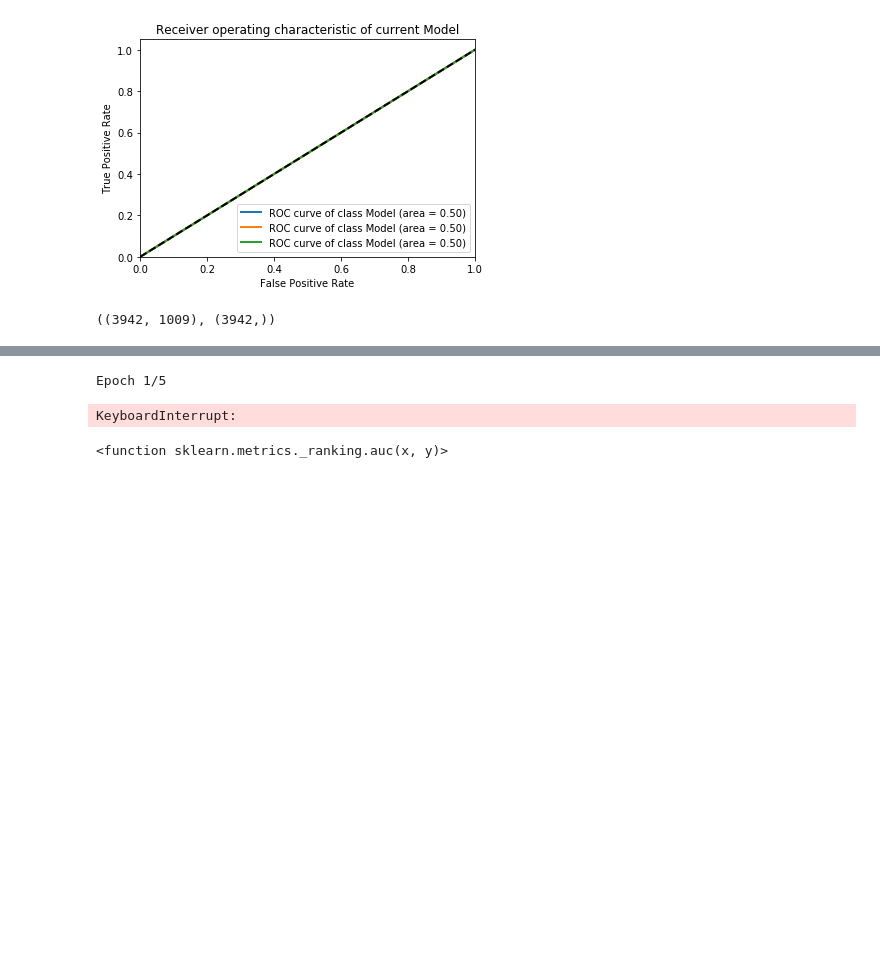
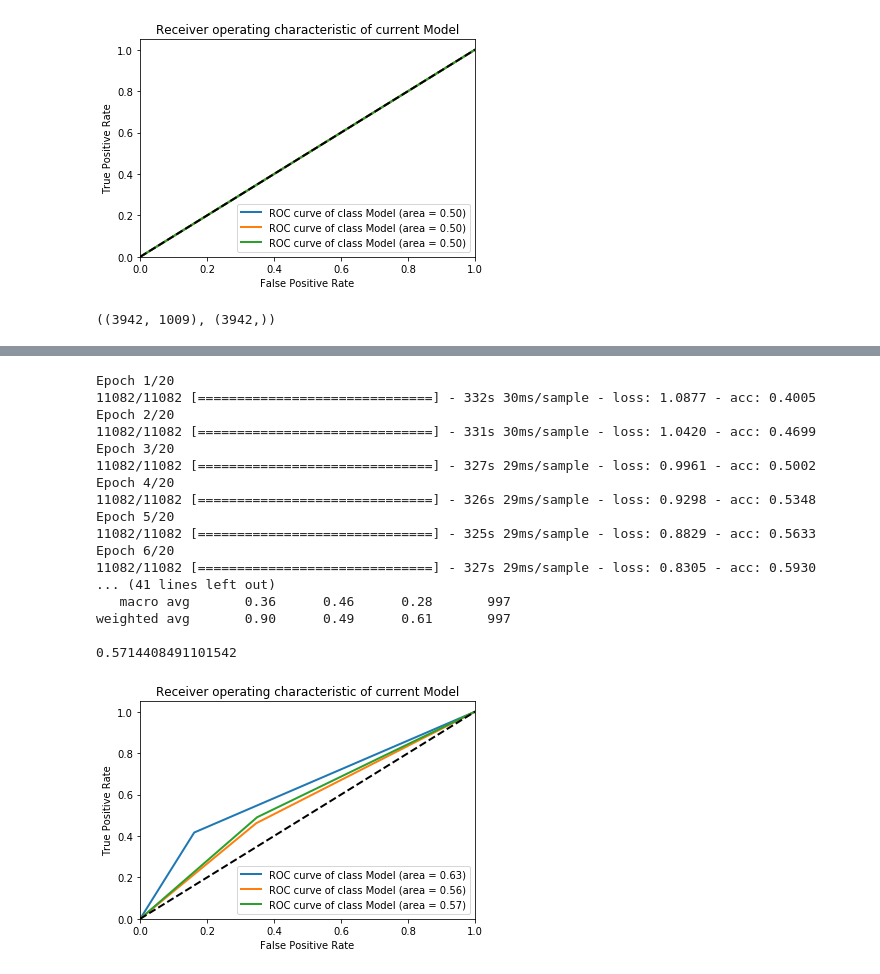
Before and after one commit to gendath/AI-Capstone-Project, a Jupyter notebook: E-Commerce/AI CAPSTONE ECOMMERCE.ipynb, the cells around one changed output, grey strips where cells are left out. Saved outputs shown, nothing was run; the diff lists cells and outputs as text; code cells hidden in the pictures; blank space fills up the shorter version.

```diff
--- a/E-Commerce/AI CAPSTONE ECOMMERCE.ipynb
+++ b/E-Commerce/AI CAPSTONE ECOMMERCE.ipynb
@@ -925,27 +968,39 @@ print(tf.__version__)
 # %%
-from sklearn.preprocessing import label_binarize
+
 X,y = oversample.fit_resample(X_train,y_train)
 
 
 y_train2 = label_binarize(y, classes=[0, 1, 2])
-epochs = 5
+epochs = 20
 emb_dim = 128
 batch_size = 256
 model = Sequential()
 model.add(Embedding(X.shape[0], emb_dim, input_length=X.shape[1]))
 #model.add(SpatialDropout1D(0.7))
 model.add(GRU(64, dropout=0.3, recurrent_dropout=0.3))
 model.add(Dense(128, activation='relu'))
 model.add(Dense(3, activation='softmax'))
-model.compile(optimizer='adam', loss='categorical_crossentropy', metrics=[tf.keras.metrics.FalseNegatives()])
+model.compile(optimizer='adam', loss='categorical_crossentropy', metrics=["acc"])
 model.fit(X, y_train2, epochs=epochs, batch_size=batch_size,workers=6)
 preds = model.predict(X_test, batch_size=100)
 preds = np.argmax(preds, axis=1)
 show_metrics(y_test, preds)
 # %% [output]
-Epoch 1/5
+Epoch 1/20
+11082/11082 [==============================] - 332s 30ms/sample - loss: 1.0877 - acc: 0.4005
+Epoch 2/20
+11082/11082 [==============================] - 331s 30ms/sample - loss: 1.0420 - acc: 0.4699
+Epoch 3/20
+11082/11082 [==============================] - 327s 29ms/sample - loss: 0.9961 - acc: 0.5002
+Epoch 4/20
+11082/11082 [==============================] - 326s 29ms/sample - loss: 0.9298 - acc: 0.5348
+Epoch 5/20
+11082/11082 [==============================] - 325s 29ms/sample - loss: 0.8829 - acc: 0.5633
+Epoch 6/20
+11082/11082 [==============================] - 327s 29ms/sample - loss: 0.8305 - acc: 0.5930
+... (41 lines left out)
+   macro avg       0.36      0.46      0.28       997
+weighted avg       0.90      0.49      0.61       997
+
+0.5714408491101542
-KeyboardInterrupt:
+[figure, added]
-# %%
-auc
-# %% [output]
-<function sklearn.metrics._ranking.auc(x, y)>
```
Also changed, not shown: parts of 21 cells of this notebook, 1 other file.
